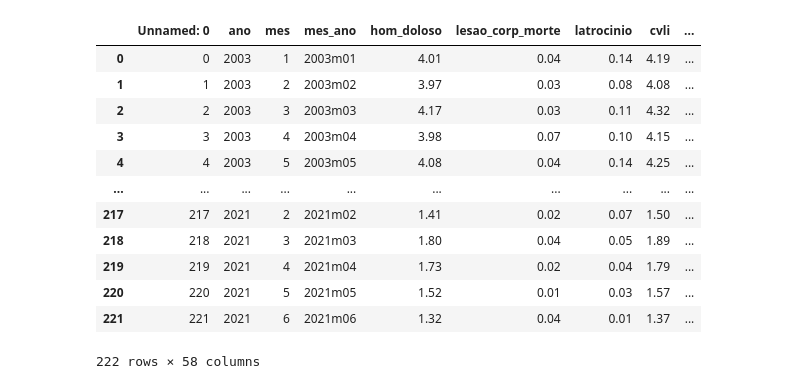
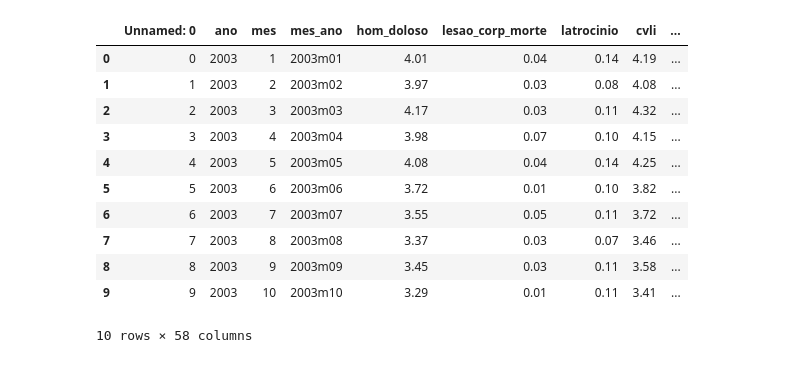
Before and after one commit to HerbertMariano/Estat-sticas-de-Seguran-a-P-blica-do-Rio-de-Janeiro, a Jupyter notebook: dashboard.ipynb, the cells around one changed output. Saved outputs shown, nothing was run; the diff lists cells and outputs as text; code cells hidden in the pictures.

```diff
--- a/dashboard.ipynb
+++ b/dashboard.ipynb
@@ -3,19 +3,18 @@ import pandas as pd
 import seaborn as sns
 # %%
 df = pd.read_csv("crimes.csv")
-df
+df.head(10)
 # %% [output]
 |  | Unnamed: 0 | ano | mes | mes_ano | hom_doloso | lesao_corp_morte | latrocinio | cvli | ... |
 | 0 | 0 | 2003 | 1 | 2003m01 | 4.01 | 0.04 | 0.14 | 4.19 | ... |
 | 1 | 1 | 2003 | 2 | 2003m02 | 3.97 | 0.03 | 0.08 | 4.08 | ... |
 | 2 | 2 | 2003 | 3 | 2003m03 | 4.17 | 0.03 | 0.11 | 4.32 | ... |
 | 3 | 3 | 2003 | 4 | 2003m04 | 3.98 | 0.07 | 0.10 | 4.15 | ... |
 | 4 | 4 | 2003 | 5 | 2003m05 | 4.08 | 0.04 | 0.14 | 4.25 | ... |
-| ... | ... | ... | ... | ... | ... | ... | ... | ... | ... |
-| 217 | 217 | 2021 | 2 | 2021m02 | 1.41 | 0.02 | 0.07 | 1.50 | ... |
-| 218 | 218 | 2021 | 3 | 2021m03 | 1.80 | 0.04 | 0.05 | 1.89 | ... |
-| 219 | 219 | 2021 | 4 | 2021m04 | 1.73 | 0.02 | 0.04 | 1.79 | ... |
-| 220 | 220 | 2021 | 5 | 2021m05 | 1.52 | 0.01 | 0.03 | 1.57 | ... |
-| 221 | 221 | 2021 | 6 | 2021m06 | 1.32 | 0.04 | 0.01 | 1.37 | ... |
+| 5 | 5 | 2003 | 6 | 2003m06 | 3.72 | 0.01 | 0.10 | 3.82 | ... |
+| 6 | 6 | 2003 | 7 | 2003m07 | 3.55 | 0.05 | 0.11 | 3.72 | ... |
+| 7 | 7 | 2003 | 8 | 2003m08 | 3.37 | 0.03 | 0.07 | 3.46 | ... |
+| 8 | 8 | 2003 | 9 | 2003m09 | 3.45 | 0.03 | 0.11 | 3.58 | ... |
+| 9 | 9 | 2003 | 10 | 2003m10 | 3.29 | 0.01 | 0.11 | 3.41 | ... |
-222 rows × 58 columns
+10 rows × 58 columns
 # %%
```
Also changed, not shown: parts of 1 cell of this notebook.
